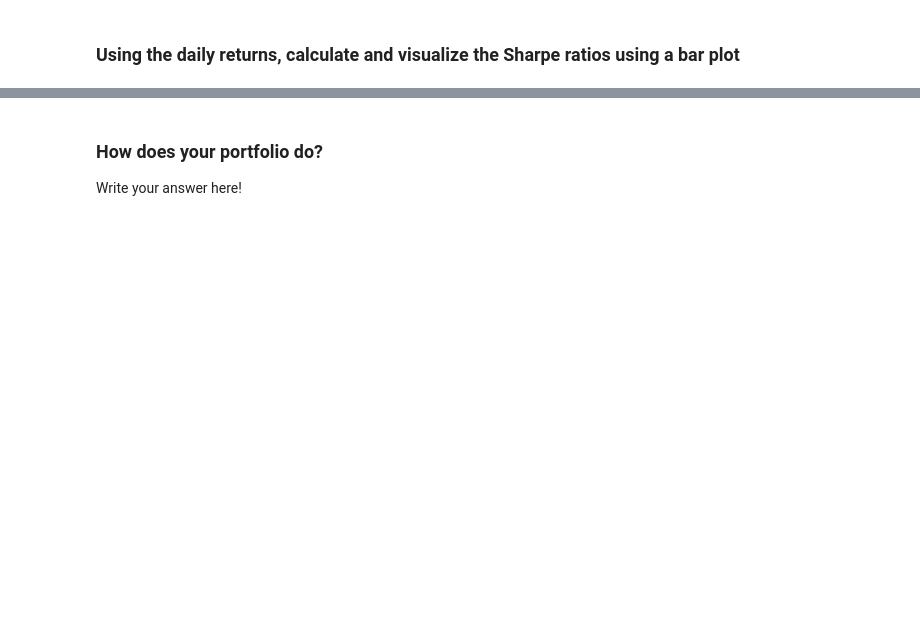
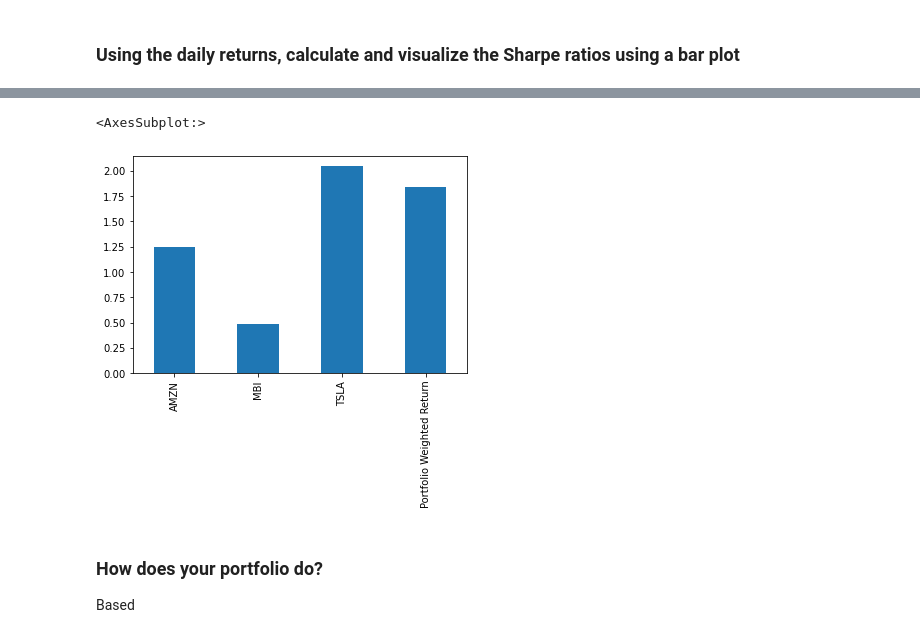
Before and after one commit to JDY320/04-pandas_homework, a Jupyter notebook: whale_analysis.ipynb, the cells around one changed output, grey strips where cells are left out. Saved outputs shown, nothing was run; the diff lists cells and outputs as text; code cells hidden in the pictures; blank space fills up the shorter version.

```diff
--- a/whale_analysis.ipynb
+++ b/whale_analysis.ipynb
@@ -500,6 +652,10 @@ weights = [1/3, 1/3, 1/3]
 # %%
 # Visualize the sharpe ratios as a bar plot
+sharpe_ratios_custom.plot.bar()
+# %% [output]
+<AxesSubplot:>
+[figure, added]
 # %% [markdown]
 ### How does your portfolio do?
 
-Write your answer here!
+Based
```
Also changed, not shown: parts of 21 cells of this notebook, 7 other files.
